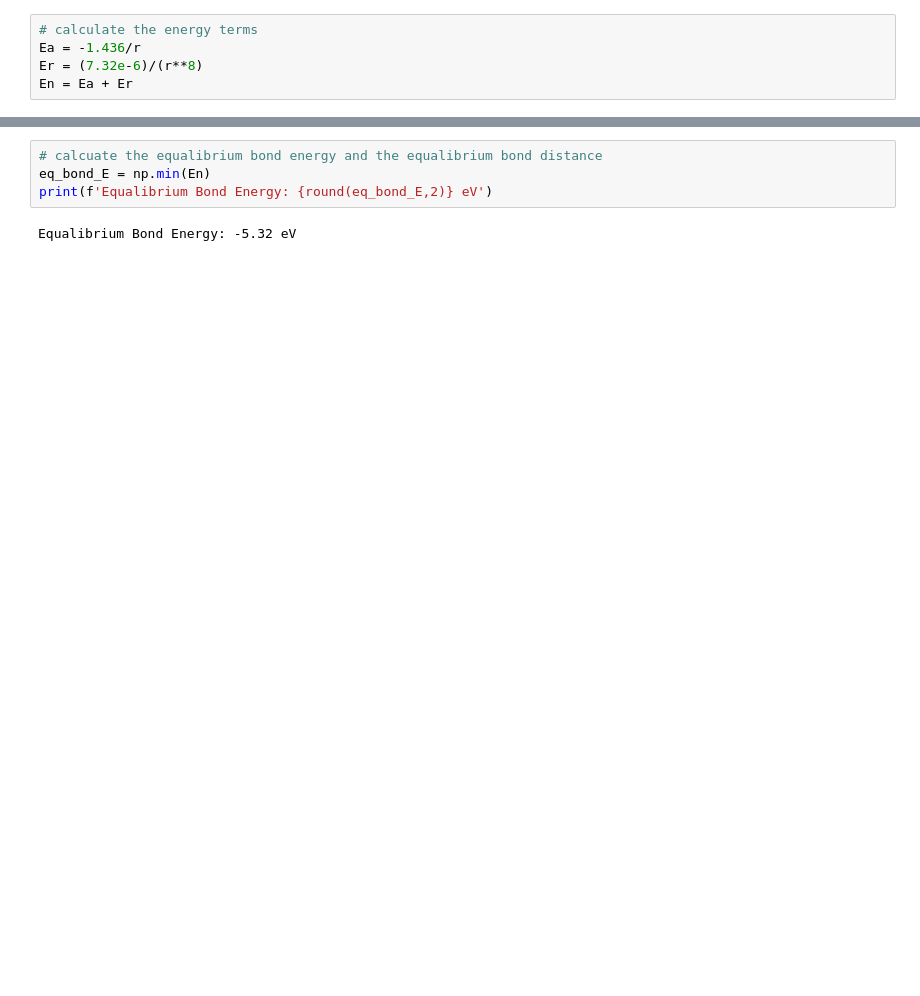
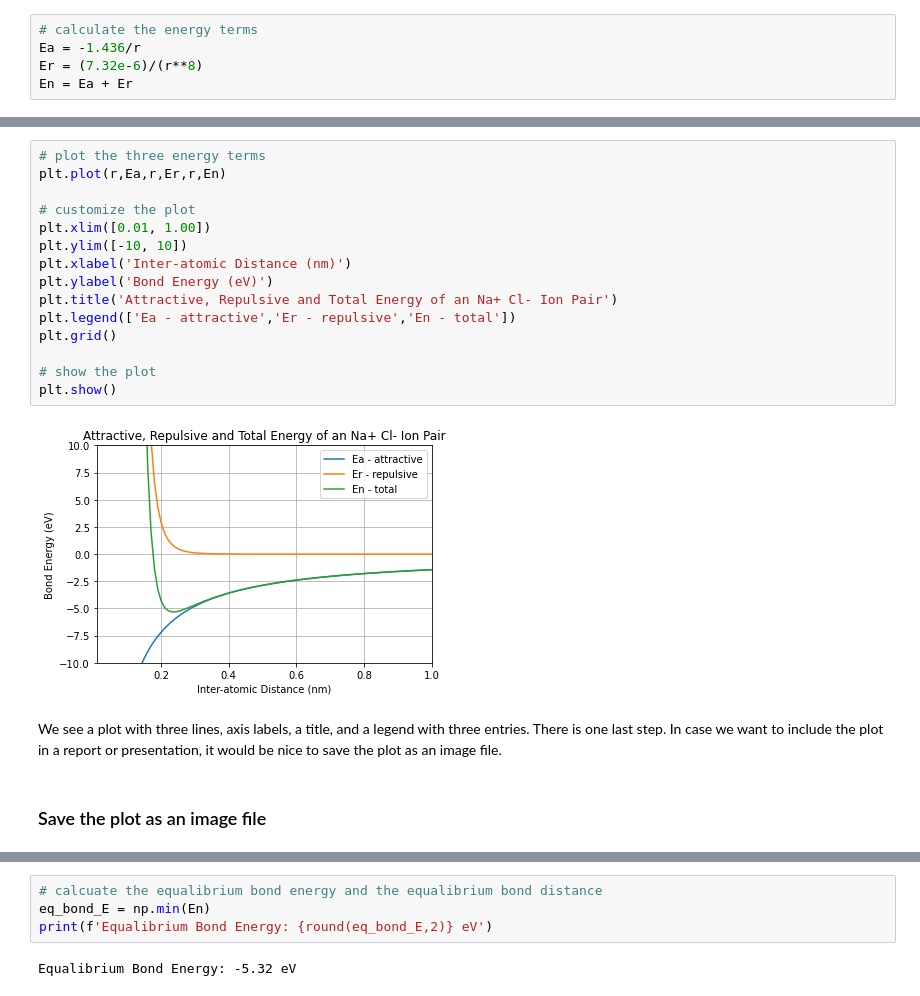
Before and after one commit to ProfessorKazarinoff/Engineering-Materials-Programming, a Jupyter notebook: _sources/02-Atomic-Structure-and-Bonding/bond-energy-vs-distance.ipynb, the cells around one changed output, grey strips where cells are left out. Drawn from its saved outputs; the diff is of its cells as text; blank space fills up the shorter version.

```diff
--- a/_sources/02-Atomic-Structure-and-Bonding/bond-energy-vs-distance.ipynb
+++ b/_sources/02-Atomic-Structure-and-Bonding/bond-energy-vs-distance.ipynb
@@ -16,0 +131,21 @@ En = Ea + Er
+# %%
+# plot the three energy terms
+plt.plot(r,Ea,r,Er,r,En)
+
+# customize the plot
+plt.xlim([0.01, 1.00])
+plt.ylim([-10, 10])
+plt.xlabel('Inter-atomic Distance (nm)')
+plt.ylabel('Bond Energy (eV)')
+plt.title('Attractive, Repulsive and Total Energy of an Na+ Cl- Ion Pair')
+plt.legend(['Ea - attractive','Er - repulsive','En - total'])
+plt.grid()
+
+# show the plot
+plt.show()
+# %% [output]
+[figure, added]
+# %% [markdown]
+We see a plot with three lines, axis labels, a title, and a legend with three entries. There is one last step. In case we want to include the plot in a report or presentation, it would be nice to save the plot as an image file.
+# %% [markdown]
+### Save the plot as an image file
```
Also changed, not shown: parts of 34 cells of this notebook, 49 other files.
